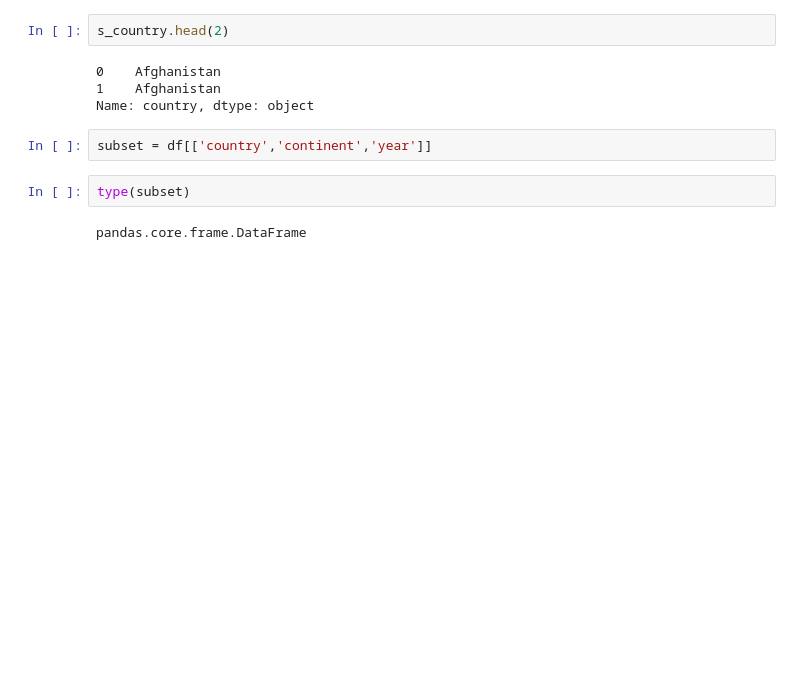
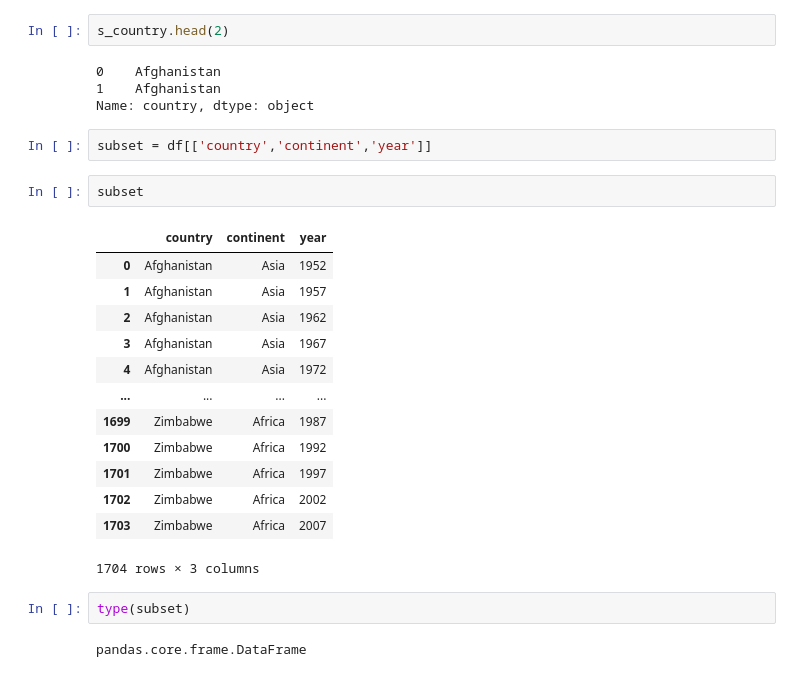
Before and after one commit to YooooSW/python_ex, a Jupyter notebook: 06_pandas/ch02.ipynb, the cells around one changed output. Drawn from its saved outputs; the diff is of its cells as text; blank space fills up the shorter version.

```diff
--- a/06_pandas/ch02.ipynb
+++ b/06_pandas/ch02.ipynb
@@ -87,6 +87,22 @@ s_country.head(2)
 Name: country, dtype: object
 # %%
 subset = df[['country','continent','year']]
+# %%
+subset
+# %% [output]
+|  | country | continent | year |
+| 0 | Afghanistan | Asia | 1952 |
+| 1 | Afghanistan | Asia | 1957 |
+| 2 | Afghanistan | Asia | 1962 |
+| 3 | Afghanistan | Asia | 1967 |
+| 4 | Afghanistan | Asia | 1972 |
+| ... | ... | ... | ... |
+| 1699 | Zimbabwe | Africa | 1987 |
+| 1700 | Zimbabwe | Africa | 1992 |
+| 1701 | Zimbabwe | Africa | 1997 |
+| 1702 | Zimbabwe | Africa | 2002 |
+| 1703 | Zimbabwe | Africa | 2007 |
+1704 rows × 3 columns
 # %%
 type(subset)
 # %% [output]
```
Also changed, not shown: parts of 11 cells of this notebook, 6 other files.
